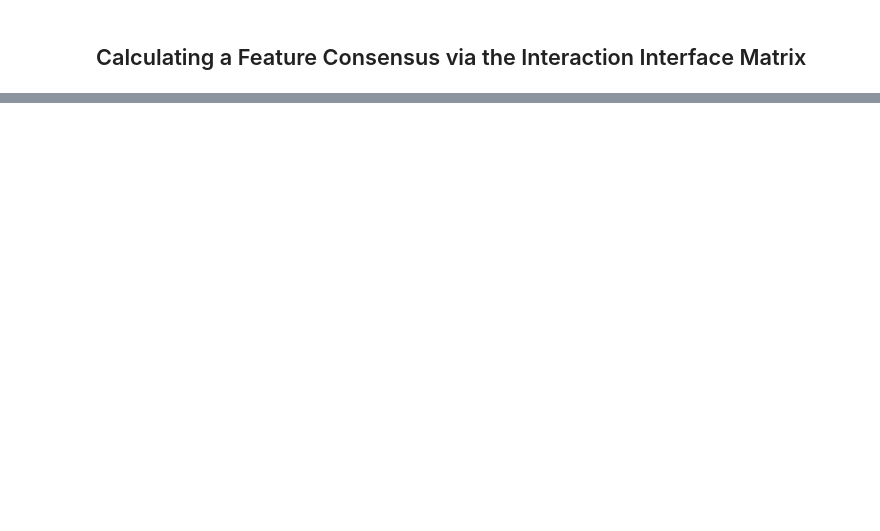
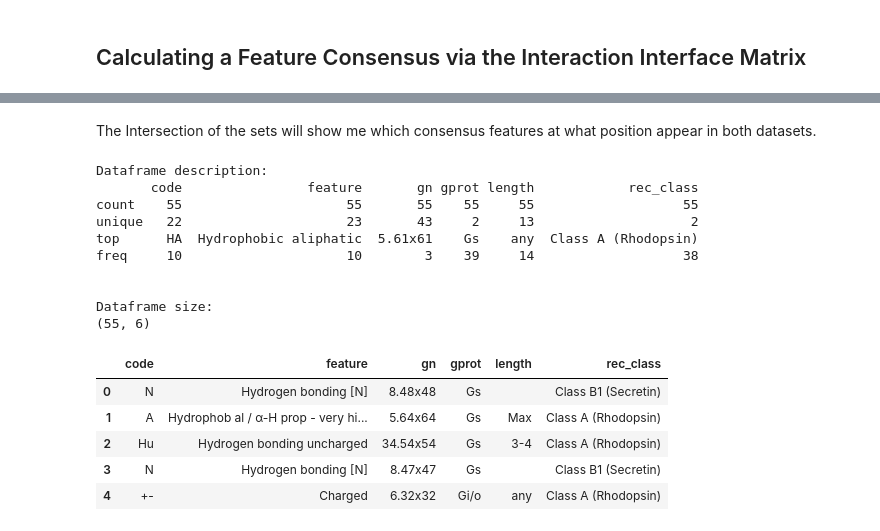
Before and after one commit to protwis/protwis, a Jupyter notebook: signprot/notebooks/all_consensus.ipynb, the cells around one changed output, grey strips where cells are left out. Drawn from its saved outputs; the diff is of its cells as text; code cells hidden in the pictures; blank space fills up the shorter version.

```diff
--- a/signprot/notebooks/all_consensus.ipynb
+++ b/signprot/notebooks/all_consensus.ipynb
@@ -143,0 +290,48 @@ for signature_dict in signatures:
+# %%
+drop_list = [
+    'origin',
+    'key',
+    'score',
+    'cons',
+]
+v_ds1 = df_signatures.drop(drop_list, 1)
+v_ds2 = df_interface_signatures.drop(drop_list, 1)
+colnames = v_ds1.columns
+
+ds1 = set([tuple(line) for line in v_ds1.values])
+ds2 = set([tuple(line) for line in v_ds2.values])
+# %%
+from IPython.display import display
+def summarize_df(df):
+    print('Dataframe description:')
+    print(df.describe())
+    print('\n')
+
+    print('Dataframe size:')
+    print(df.shape)
+    print('\n')
+
+    display(df.head())
+# %% [markdown]
+The Intersection of the sets will show me which consensus features at what position appear in both datasets.
+# %%
+inters = pd.DataFrame(list(ds1.intersection(ds2)))
+inters.columns = colnames
+summarize_df(inters)
+# %% [output]
+Dataframe description:
+       code                feature       gn gprot length            rec_class
+count    55                     55       55    55     55                   55
+unique   22                     23       43     2     13                    2
+top      HA  Hydrophobic aliphatic  5.61x61    Gs    any  Class A (Rhodopsin)
+freq     10                     10        3    39     14                   38
+
+
+Dataframe size:
+(55, 6)
+|  | code | feature | gn | gprot | length | rec_class |
+| 0 | N | Hydrogen bonding [N] | 8.48x48 | Gs |  | Class B1 (Secretin) |
+| 1 | A | Hydrophob al / α-H prop - very hi... | 5.64x64 | Gs | Max | Class A (Rhodopsin) |
+| 2 | Hu | Hydrogen bonding uncharged | 34.54x54 | Gs | 3-4 | Class A (Rhodopsin) |
+| 3 | N | Hydrogen bonding [N] | 8.47x47 | Gs |  | Class B1 (Secretin) |
+| 4 | +- | Charged | 6.32x32 | Gi/o | any | Class A (Rhodopsin) |
```
Also changed, not shown: parts of 33 cells of this notebook, 3 other files.
